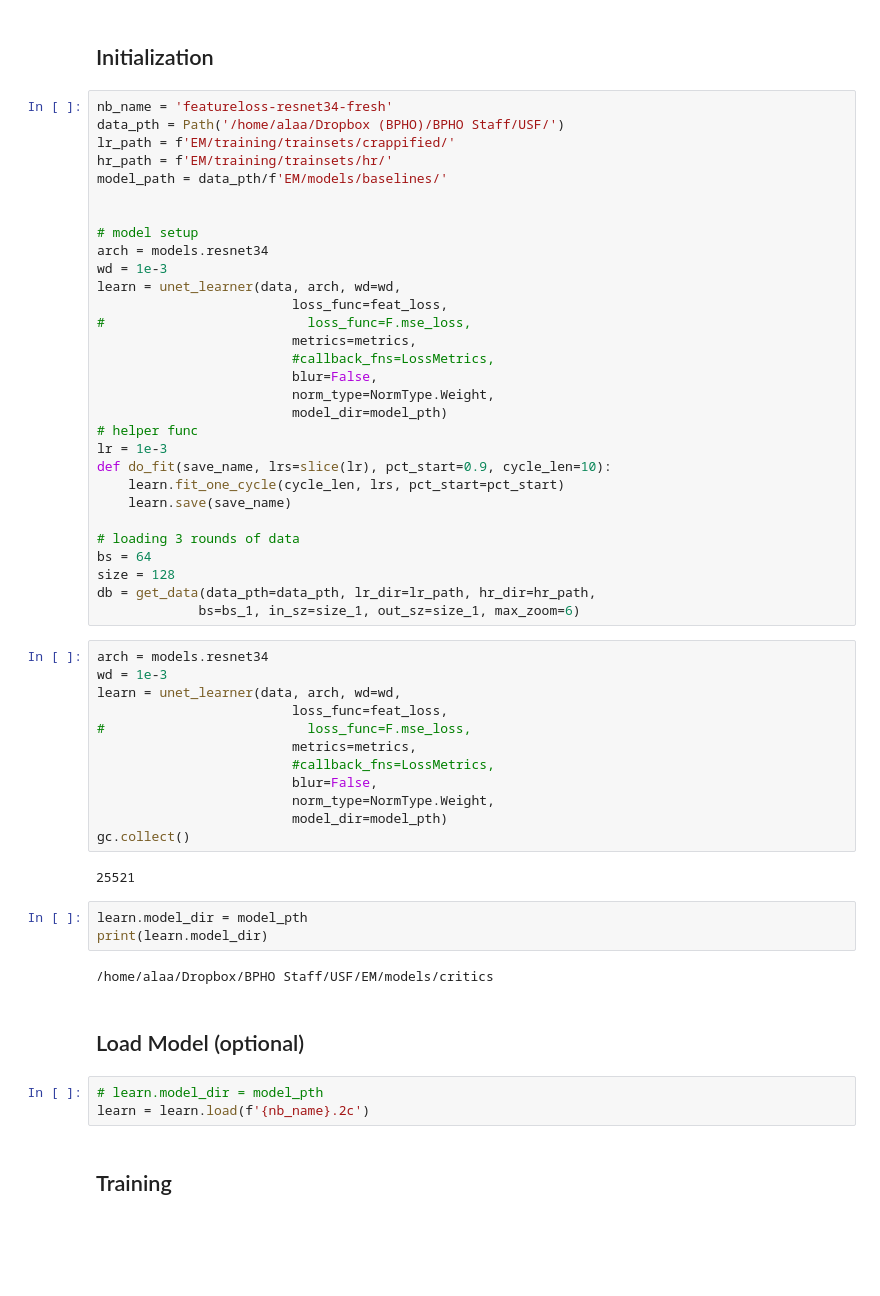
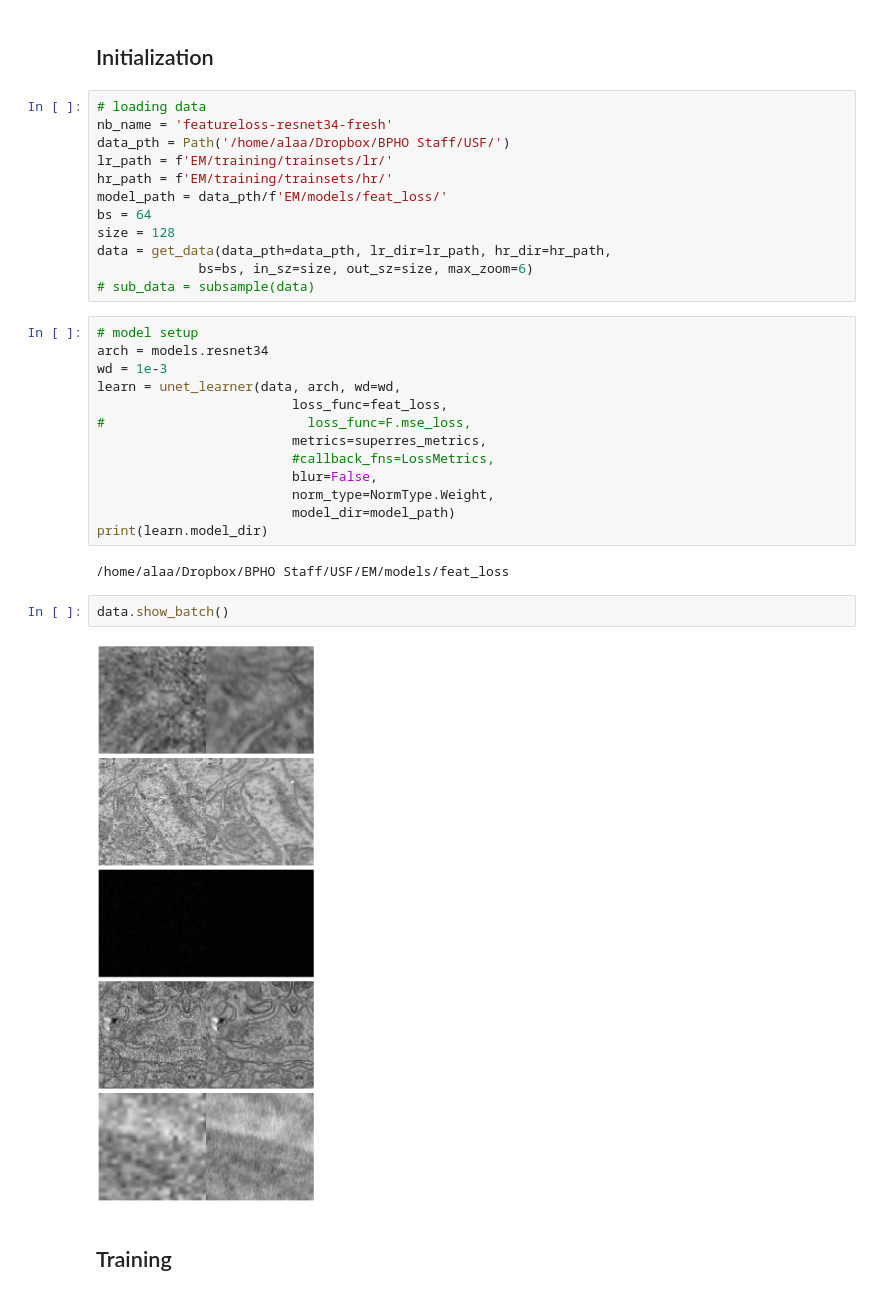
Before and after one commit to WAMRI-AI/salk-2020, a Jupyter notebook: expts/featureloss-resnet34-fresh.ipynb, the cells around one changed output. Drawn from its saved outputs; the diff is of its cells as text; blank space fills up the shorter version.

```diff
--- a/expts/featureloss-resnet34-fresh.ipynb
+++ b/expts/featureloss-resnet34-fresh.ipynb
@@ -187,58 +181,35 @@ feat_loss = FeatureLoss(m_feat=encoder, layer_ids=act_blocks, layer_wgts=[1/6 fo
 # %% [markdown]
 ## Initialization
 # %%
+# loading data
 nb_name = 'featureloss-resnet34-fresh'
-data_pth = Path('/home/alaa/Dropbox (BPHO)/BPHO Staff/USF/')
-lr_path = f'EM/training/trainsets/crappified/'
+data_pth = Path('/home/alaa/Dropbox/BPHO Staff/USF/')
+lr_path = f'EM/training/trainsets/lr/'
 hr_path = f'EM/training/trainsets/hr/'
-model_path = data_pth/f'EM/models/baselines/'
-
-
-# model setup
-arch = models.resnet34
-wd = 1e-3
-learn = unet_learner(data, arch, wd=wd,
-                         loss_func=feat_loss,
-#                          loss_func=F.mse_loss,
-                         metrics=metrics,
-                         #callback_fns=LossMetrics,
-                         blur=False,
-                         norm_type=NormType.Weight,
-                         model_dir=model_pth)
-# helper func
-lr = 1e-3
-def do_fit(save_name, lrs=slice(lr), pct_start=0.9, cycle_len=10):
-    learn.fit_one_cycle(cycle_len, lrs, pct_start=pct_start)
-    learn.save(save_name)
-
-# loading 3 rounds of data
+model_path = data_pth/f'EM/models/feat_loss/'
 bs = 64
 size = 128
-db = get_data(data_pth=data_pth, lr_dir=lr_path, hr_dir=hr_path,
-             bs=bs_1, in_sz=size_1, out_sz=size_1, max_zoom=6)
+data = get_data(data_pth=data_pth, lr_dir=lr_path, hr_dir=hr_path,
+             bs=bs, in_sz=size, out_sz=size, max_zoom=6)
+# sub_data = subsample(data)
 # %%
+# model setup
 arch = models.resnet34
 wd = 1e-3
 learn = unet_learner(data, arch, wd=wd,
                          loss_func=feat_loss,
 #                          loss_func=F.mse_loss,
-                         metrics=metrics,
+                         metrics=superres_metrics,
                          #callback_fns=LossMetrics,
                          blur=False,
                          norm_type=NormType.Weight,
-                         model_dir=model_pth)
-gc.collect()
+                         model_dir=model_path)
+print(learn.model_dir)
 # %% [output]
-25521
+/home/alaa/Dropbox/BPHO Staff/USF/EM/models/feat_loss
-# %%
-learn.model_dir = model_pth
-print(learn.model_dir)
-# %% [output]
-/home/alaa/Dropbox/BPHO Staff/USF/EM/models/critics
-# %% [markdown]
-## Load Model (optional)
-# %%
-# learn.model_dir = model_pth
-learn = learn.load(f'{nb_name}.2c')
+# %%
+data.show_batch()
+# %% [output]
+[figure, added]
 # %% [markdown]
 ## Training
```
Also changed, not shown: parts of 60 cells of this notebook, 1 other file.
